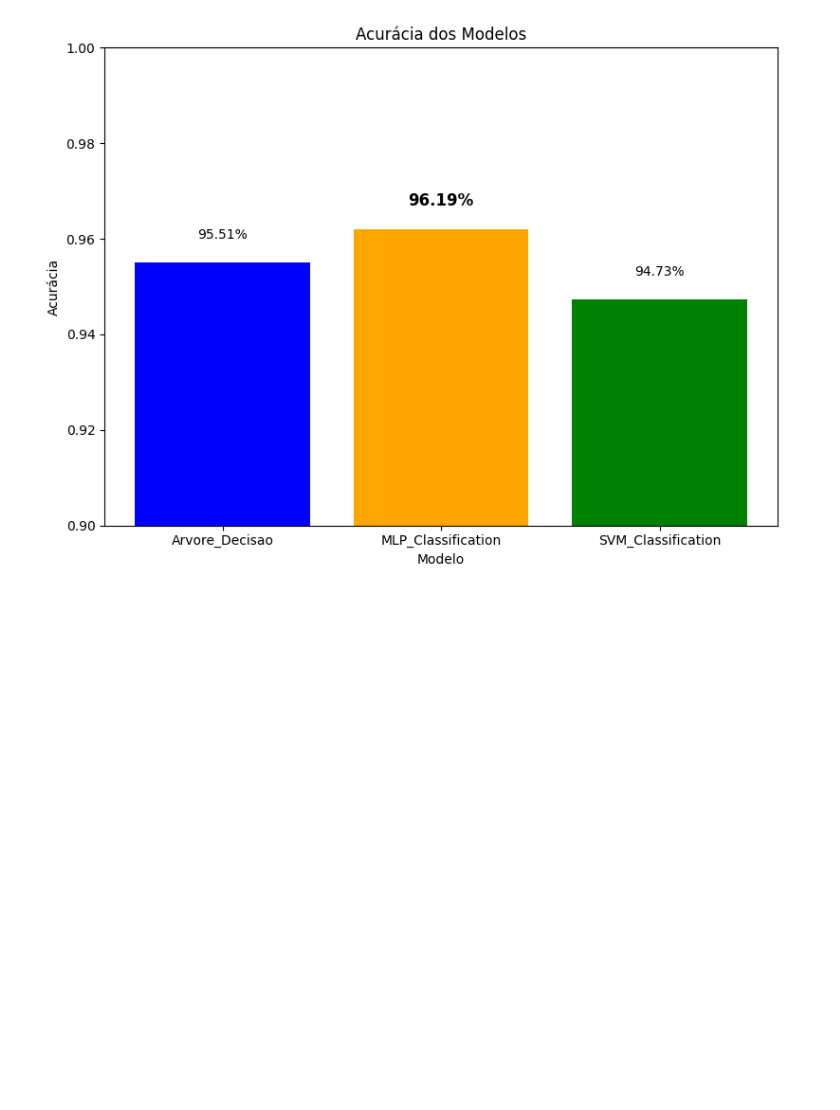
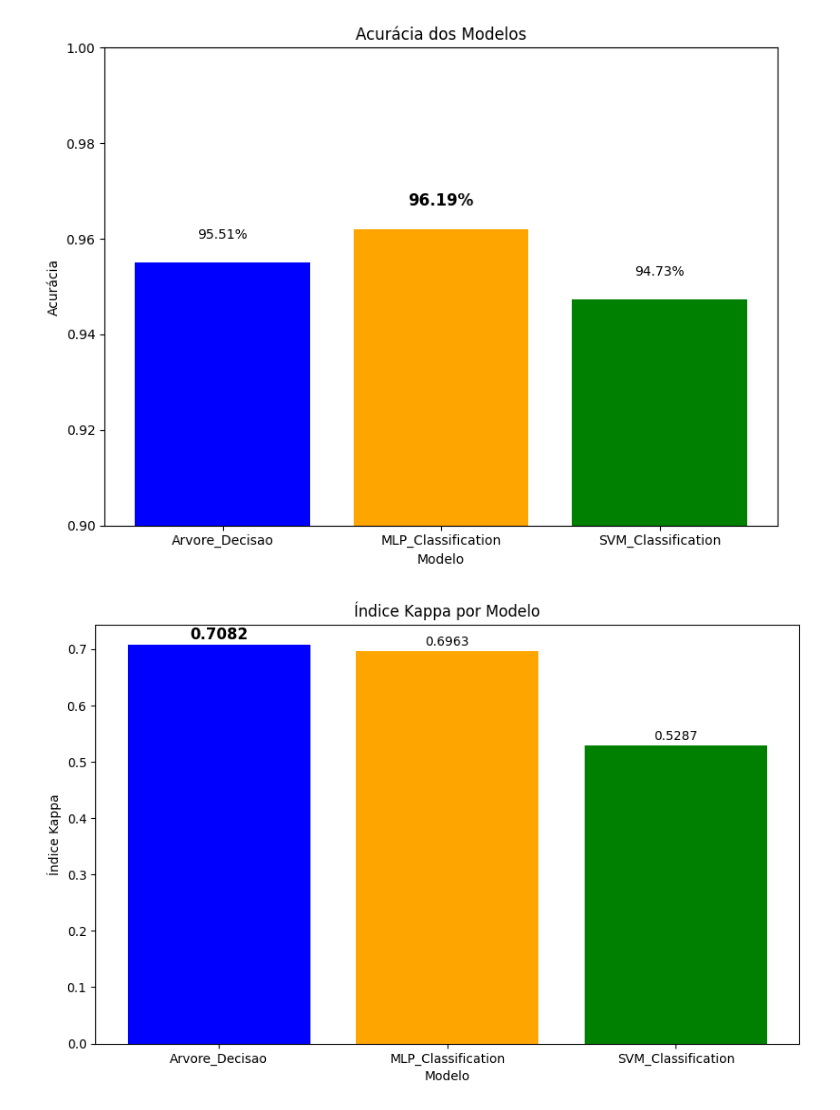
Before and after one commit to joaoPedroJPBR/TCC, a Jupyter notebook: analysis_model.ipynb, the cells around one changed output. Drawn from its saved outputs; the diff is of its cells as text; code cells hidden in the pictures; blank space fills up the shorter version.

Commit message:
metrics kappa compare

```diff
--- a/analysis_model.ipynb
+++ b/analysis_model.ipynb
@@ -35,3 +35,27 @@ plt.tight_layout()
 plt.show()
 # %% [output]
 [figure]
+# %%
+# Criar o gráfico de barras
+fig, ax = plt.subplots(figsize=(10, 6))
+
+index_max_kappa = df["Kappa"].idxmax()
+# Barras apenas para o índice kappa
+bar2 = ax.bar(df["Modell"], df["Kappa"], color=['blue', 'orange', 'green'], label='Kappa')
+
+# Adicionar rótulos e legendas
+ax.set_xlabel('Modelo')
+ax.set_ylabel('Índice Kappa')
+ax.set_title('Índice Kappa por Modelo')
+
+# Adicionar os valores acima das barras
+for i, (bar, kappa) in enumerate(zip(bar2, df["Kappa"])):
+    if i == index_max_kappa:
+        plt.text(bar.get_x() + bar.get_width() / 2, kappa + 0.01, f'{kappa:.4f}', ha='center', weight='bold', fontsize=12)
+    else:
+        plt.text(bar.get_x() + bar.get_width() / 2, kappa + 0.01, f'{kappa:.4f}', ha='center')
+
+# Exibir o gráfico
+plt.show()
+# %% [output]
+[figure, added]
```
Also changed, not shown: parts of 1 cell of this notebook.
